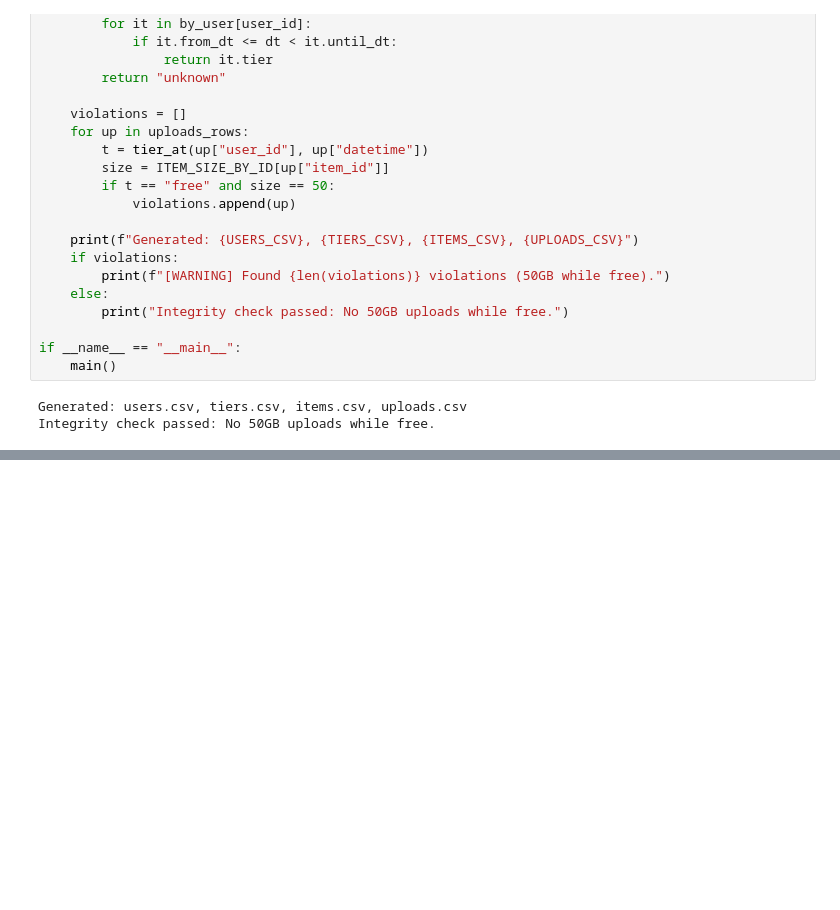
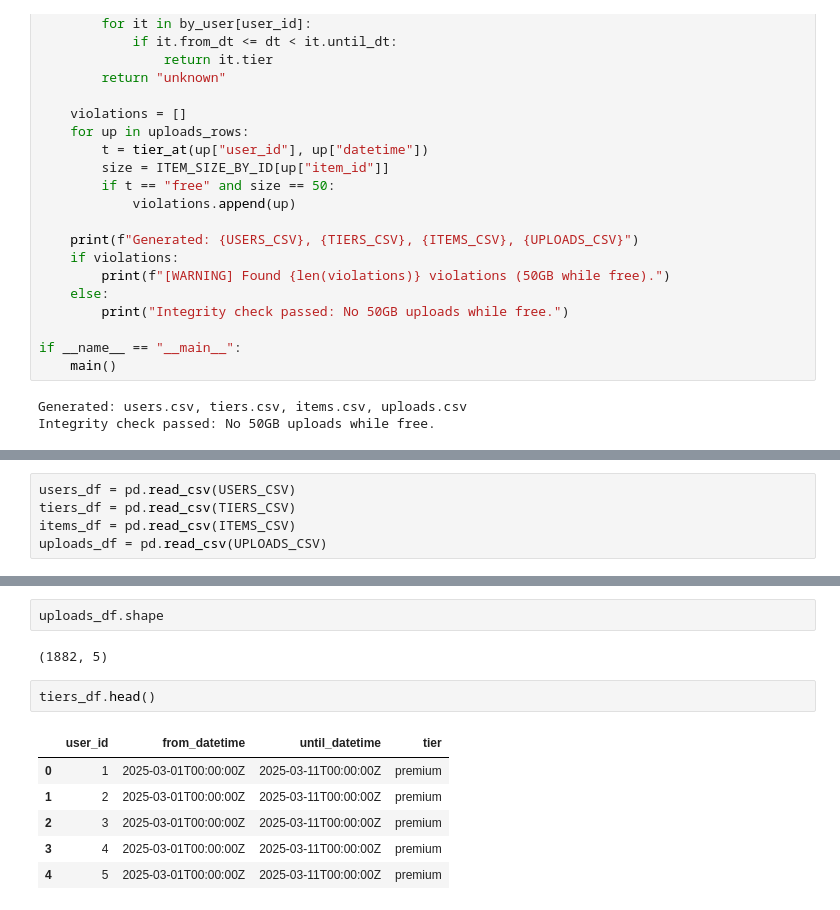
Before and after one commit to martin-merener/graph_ML_and_deep_learning_on_RDBs, a Jupyter notebook: kumoRFM_testing_temporal_dependency.ipynb, the cells around one changed output, grey strips where cells are left out. Saved outputs shown, nothing was run; the diff lists cells and outputs as text; blank space fills up the shorter version.

```diff
--- a/kumoRFM_testing_temporal_dependency.ipynb
+++ b/kumoRFM_testing_temporal_dependency.ipynb
@@ -432,0 +438,5 @@ User 85: [('2025-03-01T00:00:00Z', '2025-03-06T10:47:41Z', 'free'), ('2025-03-06
+# %%
+users_df = pd.read_csv(USERS_CSV)
+tiers_df = pd.read_csv(TIERS_CSV)
+items_df = pd.read_csv(ITEMS_CSV)
+uploads_df = pd.read_csv(UPLOADS_CSV)
@@ -432,0 +465,13 @@ User 85: [('2025-03-01T00:00:00Z', '2025-03-06T10:47:41Z', 'free'), ('2025-03-06
+# %%
+uploads_df.shape
+# %% [output]
+(1882, 5)
+# %%
+tiers_df.head()
+# %% [output]
+|  | user_id | from_datetime | until_datetime | tier |
+| 0 | 1 | 2025-03-01T00:00:00Z | 2025-03-11T00:00:00Z | premium |
+| 1 | 2 | 2025-03-01T00:00:00Z | 2025-03-11T00:00:00Z | premium |
+| 2 | 3 | 2025-03-01T00:00:00Z | 2025-03-11T00:00:00Z | premium |
+| 3 | 4 | 2025-03-01T00:00:00Z | 2025-03-11T00:00:00Z | premium |
+| 4 | 5 | 2025-03-01T00:00:00Z | 2025-03-11T00:00:00Z | premium |
```
Also changed, not shown: parts of 23 cells of this notebook, 1 other file.
